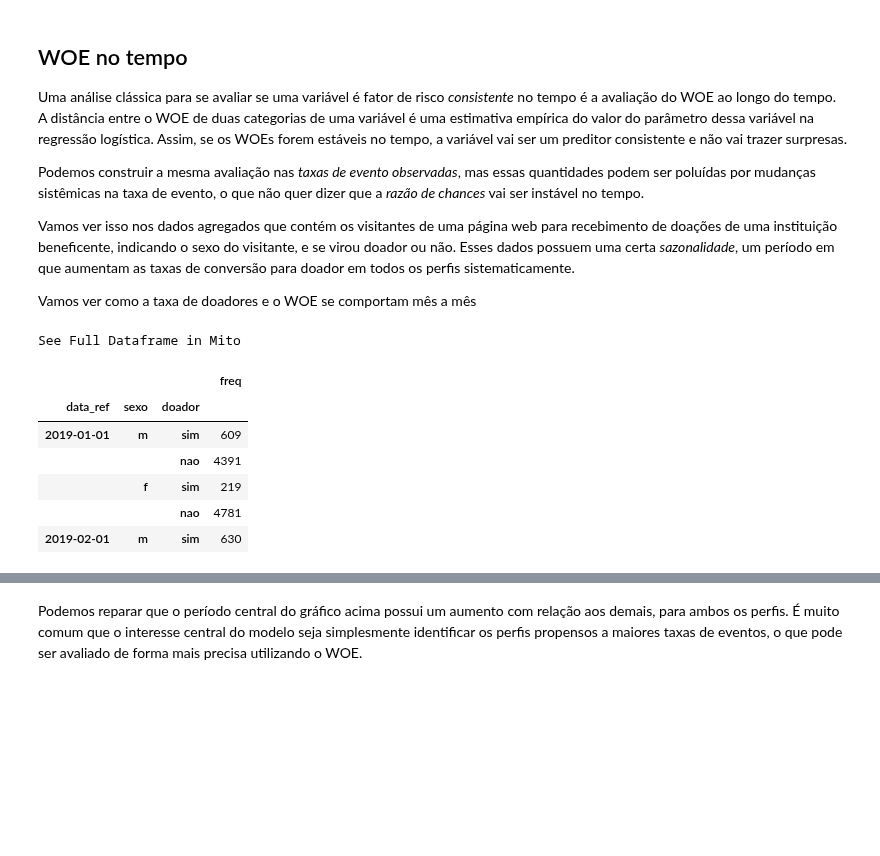
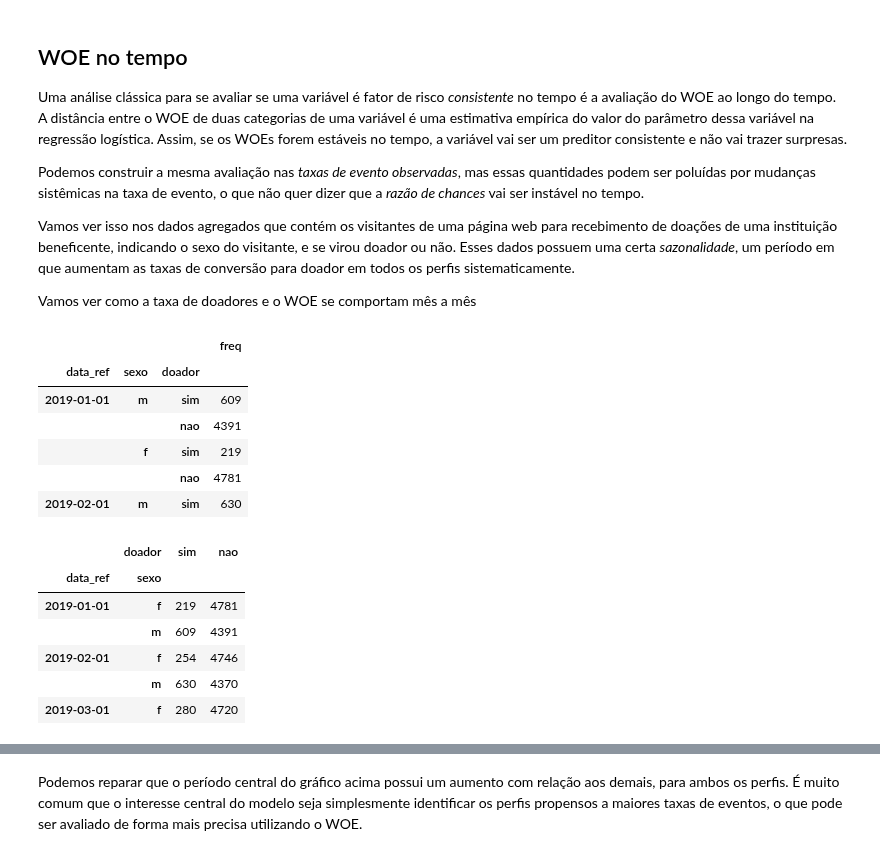
Before and after one commit to gfsilveira/ebac, a Jupyter notebook: 03-Cientista_de_Dados/02-Crisp_DM/36_modulo/Mod36_descritiva_reglog.ipynb, the cells around one changed output, grey strips where cells are left out. Cells and saved outputs as stored; diff of their text form; code cells hidden in the pictures; blank space fills up the shorter version.

```diff
--- a/03-Cientista_de_Dados/02-Crisp_DM/36_modulo/Mod36_descritiva_reglog.ipynb
+++ b/03-Cientista_de_Dados/02-Crisp_DM/36_modulo/Mod36_descritiva_reglog.ipynb
@@ -353,10 +353,9 @@ Vamos ver isso nos dados agregados que contém os visitantes de uma página web
 
 Vamos ver como a taxa de doadores e o WOE se comportam mês a mês
 # %%
-doadores = pd.read_pickle('doadores.pkl')
+doadores = pd.read_pickle('./data/doadores.pkl')
 doadores.head()
 # %% [output]
-See Full Dataframe in Mito
 |  |  |  | freq |
 | data_ref | sexo | doador |  |
 | 2019-01-01 | m | sim | 609 |
@@ -364,4 +363,15 @@ See Full Dataframe in Mito
 |  | f | sim | 219 |
 |  |  | nao | 4781 |
 | 2019-02-01 | m | sim | 630 |
+# %%
+tab = doadores.unstack()['freq']
+tab.head()
+# %% [output]
+|  | doador | sim | nao |
+| data_ref | sexo |  |  |
+| 2019-01-01 | f | 219 | 4781 |
+|  | m | 609 | 4391 |
+| 2019-02-01 | f | 254 | 4746 |
+|  | m | 630 | 4370 |
+| 2019-03-01 | f | 280 | 4720 |
 # %%
```
Also changed, not shown: parts of 11 cells of this notebook, 2 other files.
